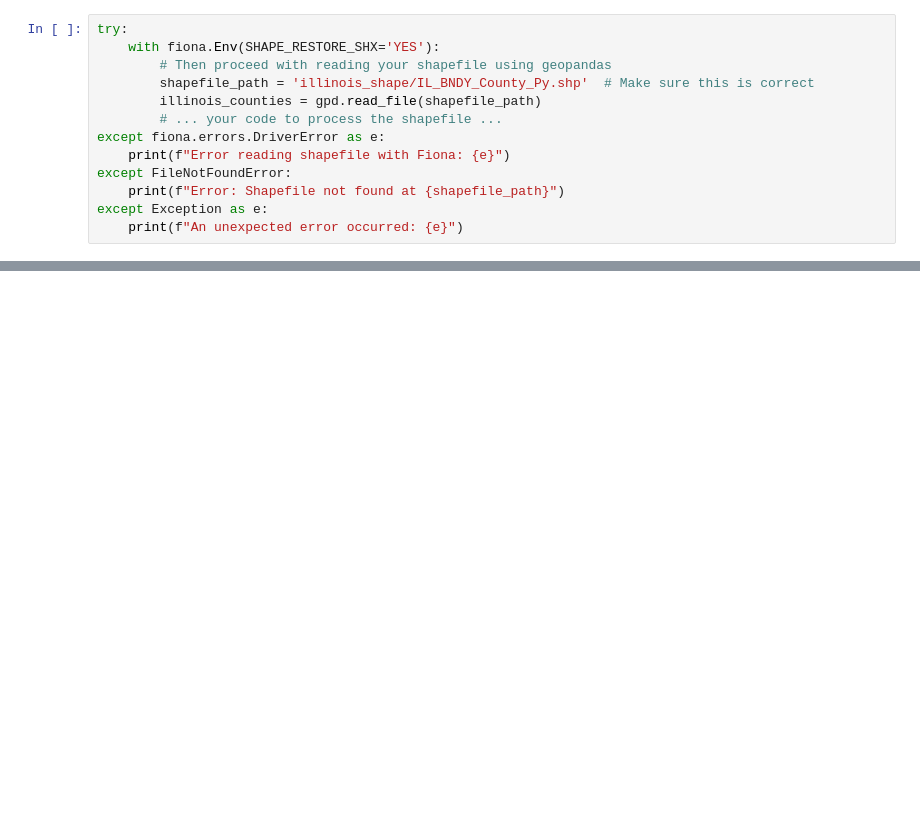
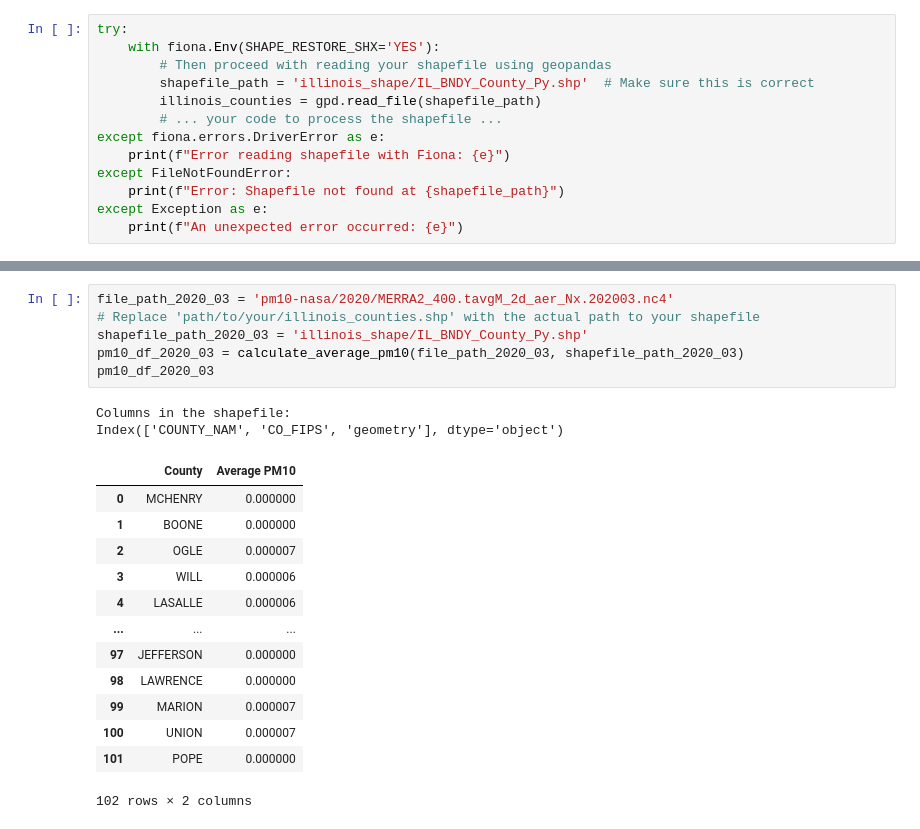
Before and after one commit to christineCLWong/idph_air_pollution_infectious, a Jupyter notebook: pm10.ipynb, the cells around one changed output, grey strips where cells are left out. Saved outputs shown, nothing was run; the diff lists cells and outputs as text; blank space fills up the shorter version.

```diff
--- a/pm10.ipynb
+++ b/pm10.ipynb
@@ -355,0 +500,22 @@ except Exception as e:
+# %%
+file_path_2020_03 = 'pm10-nasa/2020/MERRA2_400.tavgM_2d_aer_Nx.202003.nc4'
+# Replace 'path/to/your/illinois_counties.shp' with the actual path to your shapefile
+shapefile_path_2020_03 = 'illinois_shape/IL_BNDY_County_Py.shp'
+pm10_df_2020_03 = calculate_average_pm10(file_path_2020_03, shapefile_path_2020_03)
+pm10_df_2020_03
+# %% [output]
+Columns in the shapefile:
+Index(['COUNTY_NAM', 'CO_FIPS', 'geometry'], dtype='object')
+|  | County | Average PM10 |
+| 0 | MCHENRY | 0.000000 |
+| 1 | BOONE | 0.000000 |
+| 2 | OGLE | 0.000007 |
+| 3 | WILL | 0.000006 |
+| 4 | LASALLE | 0.000006 |
+| ... | ... | ... |
+| 97 | JEFFERSON | 0.000000 |
+| 98 | LAWRENCE | 0.000000 |
+| 99 | MARION | 0.000007 |
+| 100 | UNION | 0.000007 |
+| 101 | POPE | 0.000000 |
+102 rows × 2 columns
```
Also changed, not shown: parts of 27 cells of this notebook.
